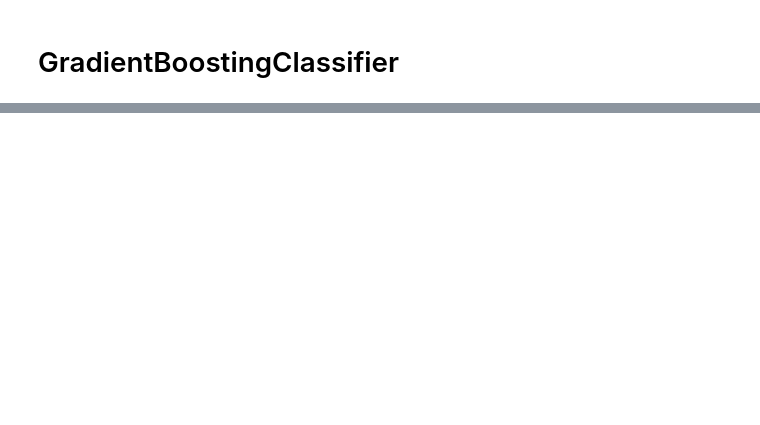
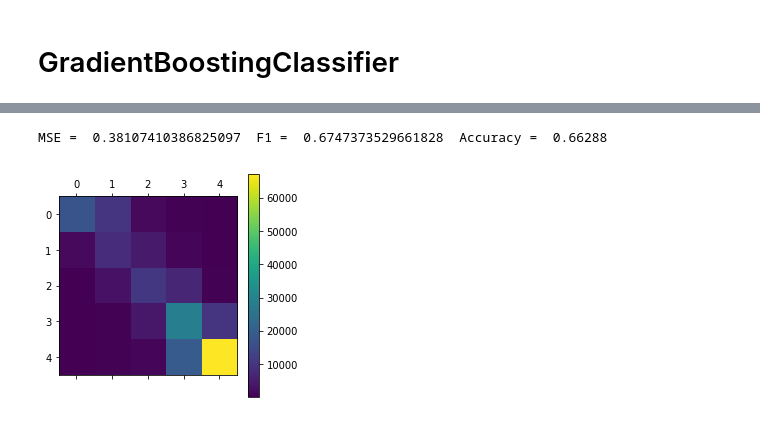
Before and after one commit to ankurshaswat/COL772, a Jupyter notebook: A1_part_1/Non Pipelined Tester.ipynb, the cells around one changed output, grey strips where cells are left out. Saved outputs shown, nothing was run; the diff lists cells and outputs as text; code cells hidden in the pictures; blank space fills up the shorter version.

```diff
--- a/A1_part_1/Non Pipelined Tester.ipynb
+++ b/A1_part_1/Non Pipelined Tester.ipynb
@@ -323,0 +518,3 @@ get_metrics(model,X_dev_counts,Y_dev)
+# %%
+model_neutral = LogisticRegression(verbose=1,n_jobs=7,solver='sag')
+model_neutral.fit(X_train_counts,Y_modified)
@@ -323,0 +529,3 @@ get_metrics(model,X_dev_counts,Y_dev)
+# %%
+model_n_p = LogisticRegression(verbose=1,n_jobs=7,solver='sag')
+model_n_p.fit(X_train_counts_p_n,Y_train_p_n)
@@ -323,0 +540,3 @@ get_metrics(model,X_dev_counts,Y_dev)
+# %%
+model_4_5 = LogisticRegression(verbose=1,n_jobs=7,solver='sag')
+model_4_5.fit(X_train_counts_4_5,Y_train_4_5)
@@ -323,0 +551,3 @@ get_metrics(model,X_dev_counts,Y_dev)
+# %%
+model_1_2 = LogisticRegression(verbose=1,n_jobs=7,solver='sag')
+model_1_2.fit(X_train_counts_1_2,Y_train_1_2)
@@ -323,0 +562,16 @@ get_metrics(model,X_dev_counts,Y_dev)
+# %%
+pred_neutral = model_neutral.predict_proba(X_dev_counts)
+pred_n_p = model_n_p.predict_proba(X_dev_counts)
+pred_1_2 = model_1_2.predict_proba(X_dev_counts)
+pred_4_5 = model_4_5.predict_proba(X_dev_counts)
+
+pred = []
+
+for i in tqdm(range(len(pred_neutral))):
+    pred.append(pred_neutral[i][1]*3.0 +
+                pred_neutral[i][0]*pred_n_p[i][0]*pred_1_2[i][0]*1.0 +
+                pred_neutral[i][0]*pred_n_p[i][0]*pred_1_2[i][1]*2.0+
+                pred_neutral[i][0]*pred_n_p[i][1]*pred_4_5[i][0]*4.0+
+                pred_neutral[i][0]*pred_n_p[i][1]*pred_4_5[i][1]*5.0)
+get_metrics_from_pred(pred,Y_dev)
+# %% [output]
@@ -323,0 +579,2 @@ get_metrics(model,X_dev_counts,Y_dev)
+MSE =  0.38107410386825097  F1 =  0.6747373529661828  Accuracy =  0.66288
+[figure, added]
```
Also changed, not shown: parts of 97 cells of this notebook, 8 other files.
